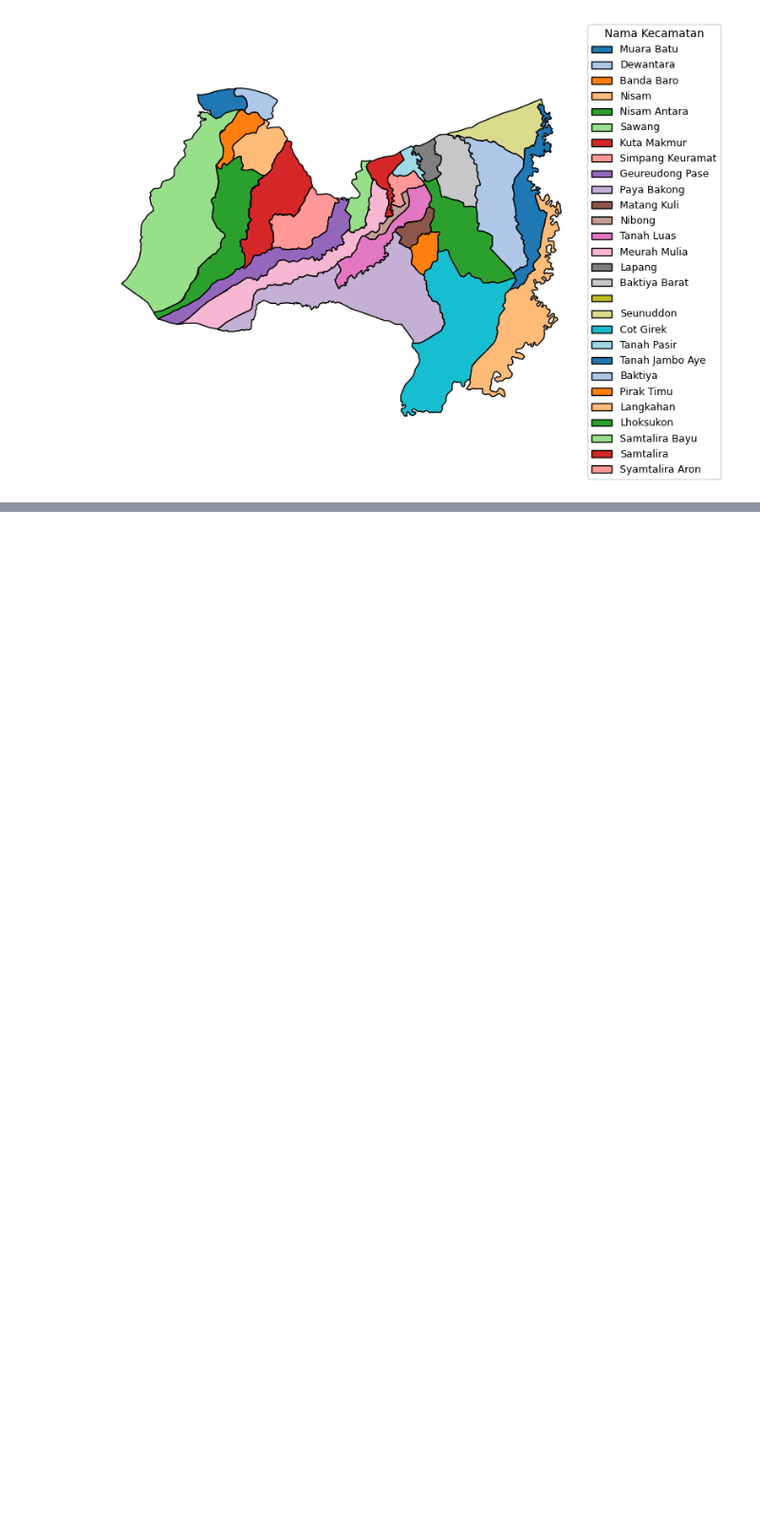
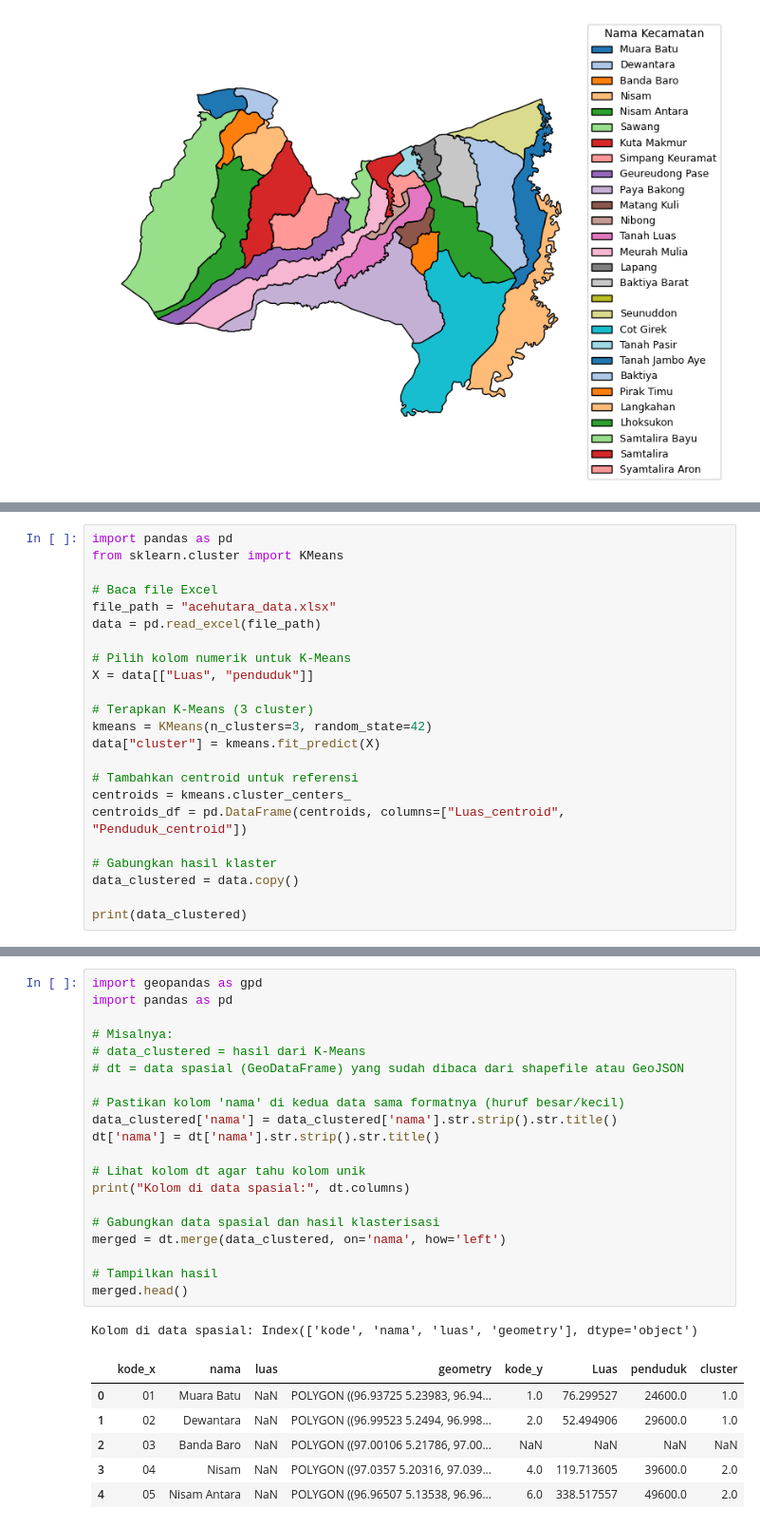
Before and after one commit to asrianda/GIS, a Jupyter notebook: Geospasial_Data.ipynb, the cells around one changed output, grey strips where cells are left out. Shown at 95% size. Cells and saved outputs as stored; diff of their text form; blank space fills up the shorter version.

```diff
--- a/Geospasial_Data.ipynb
+++ b/Geospasial_Data.ipynb
@@ -58,0 +60,23 @@ dt.head()
+# %%
+import pandas as pd
+from sklearn.cluster import KMeans
+
+# Baca file Excel
+file_path = "acehutara_data.xlsx"
+data = pd.read_excel(file_path)
+
+# Pilih kolom numerik untuk K-Means
+X = data[["Luas", "penduduk"]]
+
+# Terapkan K-Means (3 cluster)
+kmeans = KMeans(n_clusters=3, random_state=42)
+data["cluster"] = kmeans.fit_predict(X)
+
+# Tambahkan centroid untuk referensi
+centroids = kmeans.cluster_centers_
+centroids_df = pd.DataFrame(centroids, columns=["Luas_centroid", "Penduduk_centroid"])
+
+# Gabungkan hasil klaster
+data_clustered = data.copy()
+
+print(data_clustered)
@@ -58,0 +101,28 @@ dt.head()
+# %%
+import geopandas as gpd
+import pandas as pd
+
+# Misalnya:
+# data_clustered = hasil dari K-Means
+# dt = data spasial (GeoDataFrame) yang sudah dibaca dari shapefile atau GeoJSON
+
+# Pastikan kolom 'nama' di kedua data sama formatnya (huruf besar/kecil)
+data_clustered['nama'] = data_clustered['nama'].str.strip().str.title()
+dt['nama'] = dt['nama'].str.strip().str.title()
+
+# Lihat kolom dt agar tahu kolom unik
+print("Kolom di data spasial:", dt.columns)
+
+# Gabungkan data spasial dan hasil klasterisasi
+merged = dt.merge(data_clustered, on='nama', how='left')
+
+# Tampilkan hasil
+merged.head()
+# %% [output]
+Kolom di data spasial: Index(['kode', 'nama', 'luas', 'geometry'], dtype='object')
+|  | kode_x | nama | luas | geometry | kode_y | Luas | penduduk | cluster |
+| 0 | 01 | Muara Batu | NaN | POLYGON ((96.93725 5.23983, 96.94... | 1.0 | 76.299527 | 24600.0 | 1.0 |
+| 1 | 02 | Dewantara | NaN | POLYGON ((96.99523 5.2494, 96.998... | 2.0 | 52.494906 | 29600.0 | 1.0 |
+| 2 | 03 | Banda Baro | NaN | POLYGON ((97.00106 5.21786, 97.00... | NaN | NaN | NaN | NaN |
+| 3 | 04 | Nisam | NaN | POLYGON ((97.0357 5.20316, 97.039... | 4.0 | 119.713605 | 39600.0 | 2.0 |
+| 4 | 05 | Nisam Antara | NaN | POLYGON ((96.96507 5.13538, 96.96... | 6.0 | 338.517557 | 49600.0 | 2.0 |
```
Also changed, not shown: parts of 7 cells of this notebook.
